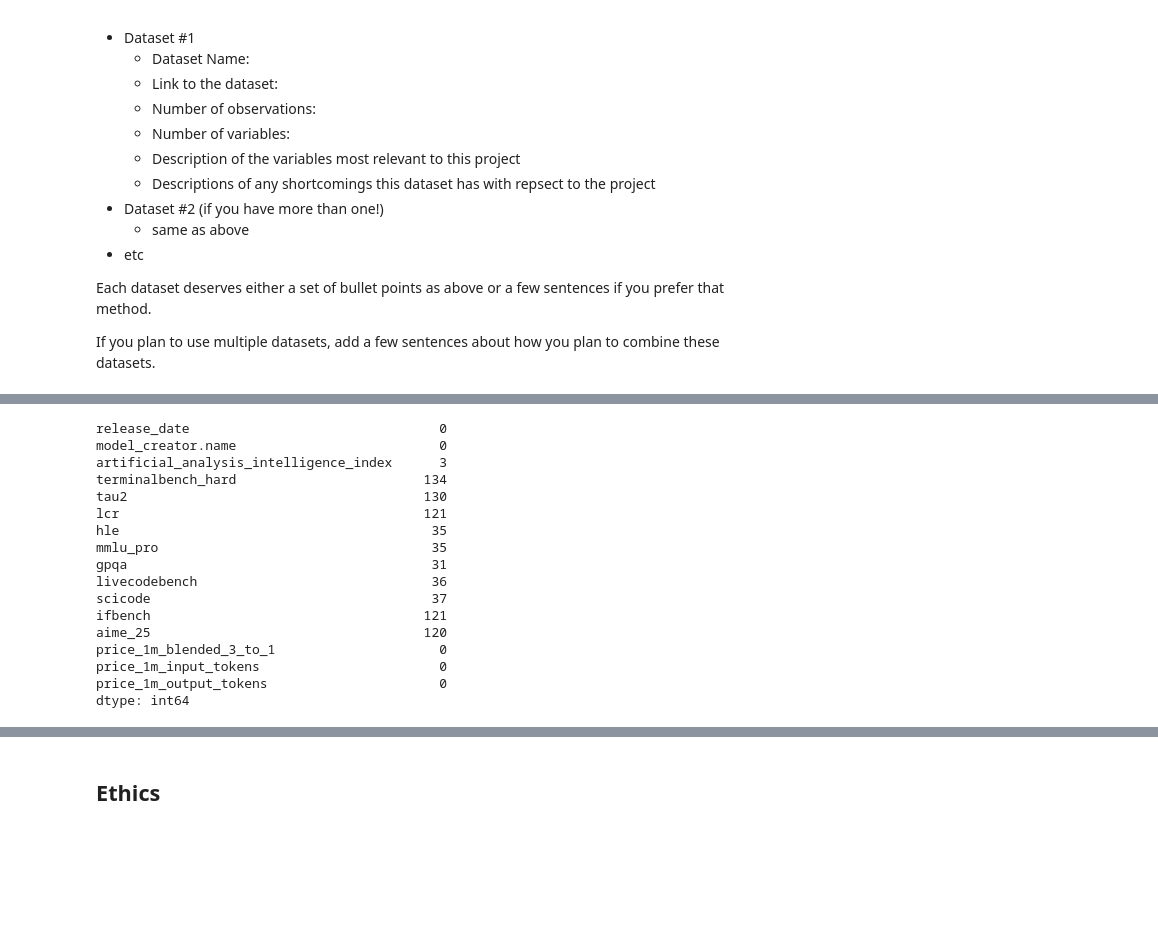
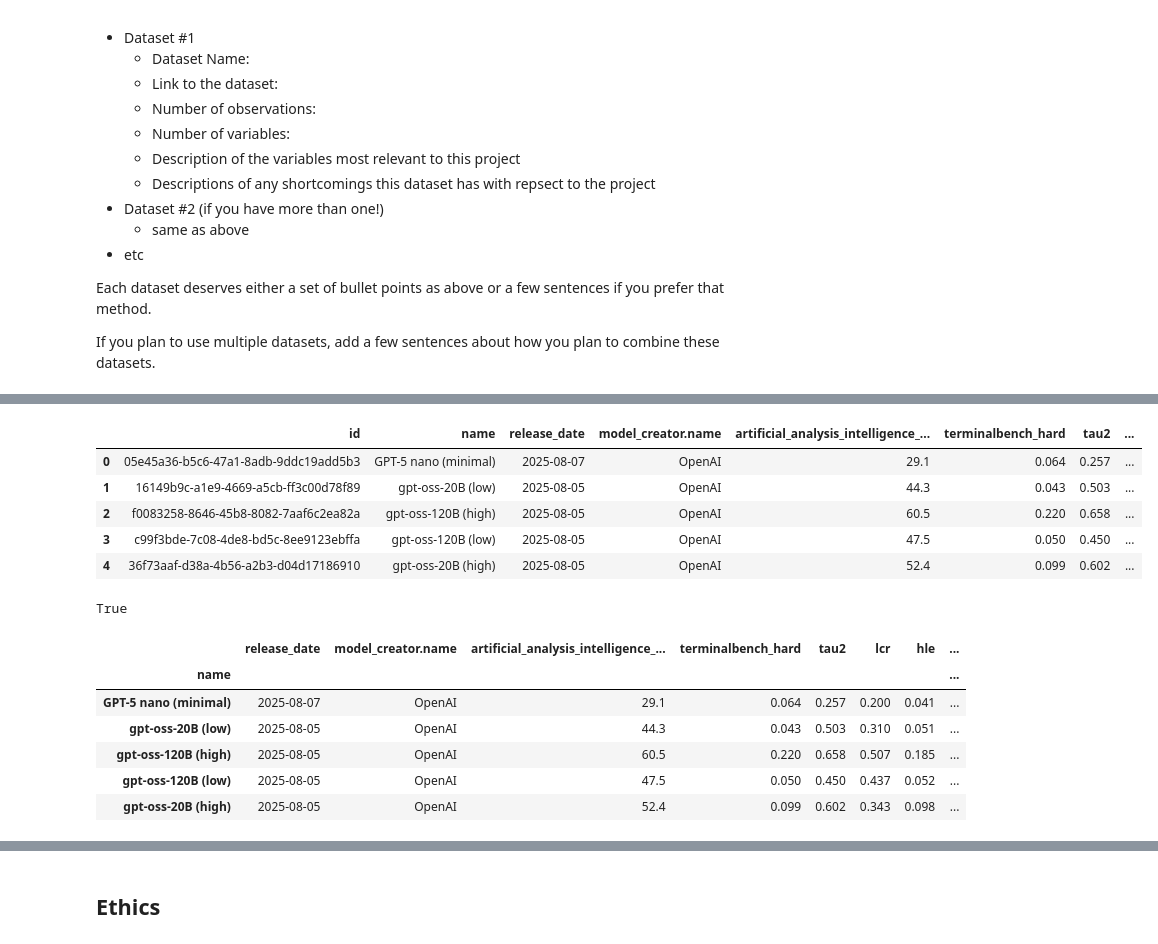
Before and after one commit to JamesDrQ/llm-performance-vs-cost, a Jupyter notebook: 01-DataCheckpoint.ipynb, the cells around one changed output, grey strips where cells are left out. Saved outputs shown, nothing was run; the diff lists cells and outputs as text; code cells hidden in the pictures; blank space fills up the shorter version.

```diff
--- a/01-DataCheckpoint.ipynb
+++ b/01-DataCheckpoint.ipynb
@@ -170,29 +190,31 @@ leaderboard.head()
 # %%
-new_columns = leaderboard.columns.str.replace('evaluations.', '').str.replace('pricing.','')
-leaderboard.columns = new_columns
-leaderboard = leaderboard[['id', 'name', 'release_date', 'model_creator.name',
-    'artificial_analysis_intelligence_index',
-    'terminalbench_hard', 'tau2', 'lcr', 'hle', 'mmlu_pro', 'gpqa',
-    'livecodebench', 'scicode', 'ifbench', 'aime_25',
+# remove columns that are not relavent to our research & renaming some columns:
+leaderboard.columns = leaderboard.columns.str.replace('evaluations.', '').str.replace('pricing.','')
+leaderboard = leaderboard[['id', 'name', 'release_date', 'model_creator.name', 'artificial_analysis_intelligence_index',
+    'terminalbench_hard', 'tau2', 'lcr', 'hle', 'mmlu_pro', 'gpqa', 'livecodebench', 'scicode', 'ifbench', 'aime_25',
     'price_1m_blended_3_to_1', 'price_1m_input_tokens', 'price_1m_output_tokens']]
+
+leaderboard.head()
+# %% [output]
+|  | id | name | release_date | model_creator.name | artificial_analysis_intelligence_... | terminalbench_hard | tau2 | ... |
+| 0 | 05e45a36-b5c6-47a1-8adb-9ddc19add5b3 | GPT-5 nano (minimal) | 2025-08-07 | OpenAI | 29.1 | 0.064 | 0.257 | ... |
+| 1 | 16149b9c-a1e9-4669-a5cb-ff3c00d78f89 | gpt-oss-20B (low) | 2025-08-05 | OpenAI | 44.3 | 0.043 | 0.503 | ... |
+| 2 | f0083258-8646-45b8-8082-7aaf6c2ea82a | gpt-oss-120B (high) | 2025-08-05 | OpenAI | 60.5 | 0.220 | 0.658 | ... |
+| 3 | c99f3bde-7c08-4de8-bd5c-8ee9123ebffa | gpt-oss-120B (low) | 2025-08-05 | OpenAI | 47.5 | 0.050 | 0.450 | ... |
+| 4 | 36f73aaf-d38a-4b56-a2b3-d04d17186910 | gpt-oss-20B (high) | 2025-08-05 | OpenAI | 52.4 | 0.099 | 0.602 | ... |
-# %%
-leaderboard = leaderboard.set_index('name').drop(columns='id')
-leaderboard.isnull().sum()
-# %% [output]
-release_date                                0
-model_creator.name                          0
-artificial_analysis_intelligence_index      3
-terminalbench_hard                        134
-tau2                                      130
-lcr                                       121
-hle                                        35
-mmlu_pro                                   35
-gpqa                                       31
-livecodebench                              36
-scicode                                    37
-ifbench                                   121
-aime_25                                   120
-price_1m_blended_3_to_1                     0
-price_1m_input_tokens                       0
-price_1m_output_tokens                      0
-dtype: int64
+# %%
+len(leaderboard['name'].unique()) == leaderboard.shape[0]
+# %% [output]
+True
+# %%
+# since 'name' is an unique identifier for each row, drop the 'id' column and set 'name' as the index:
+leaderboard = leaderboard.set_index('name').drop(columns='id')
+leaderboard.head()
+# %% [output]
+|  | release_date | model_creator.name | artificial_analysis_intelligence_... | terminalbench_hard | tau2 | lcr | hle | ... |
+| name |  |  |  |  |  |  |  | ... |
+| GPT-5 nano (minimal) | 2025-08-07 | OpenAI | 29.1 | 0.064 | 0.257 | 0.200 | 0.041 | ... |
+| gpt-oss-20B (low) | 2025-08-05 | OpenAI | 44.3 | 0.043 | 0.503 | 0.310 | 0.051 | ... |
+| gpt-oss-120B (high) | 2025-08-05 | OpenAI | 60.5 | 0.220 | 0.658 | 0.507 | 0.185 | ... |
+| gpt-oss-120B (low) | 2025-08-05 | OpenAI | 47.5 | 0.050 | 0.450 | 0.437 | 0.052 | ... |
+| gpt-oss-20B (high) | 2025-08-05 | OpenAI | 52.4 | 0.099 | 0.602 | 0.343 | 0.098 | ... |
```
Also changed, not shown: parts of 16 cells of this notebook.
